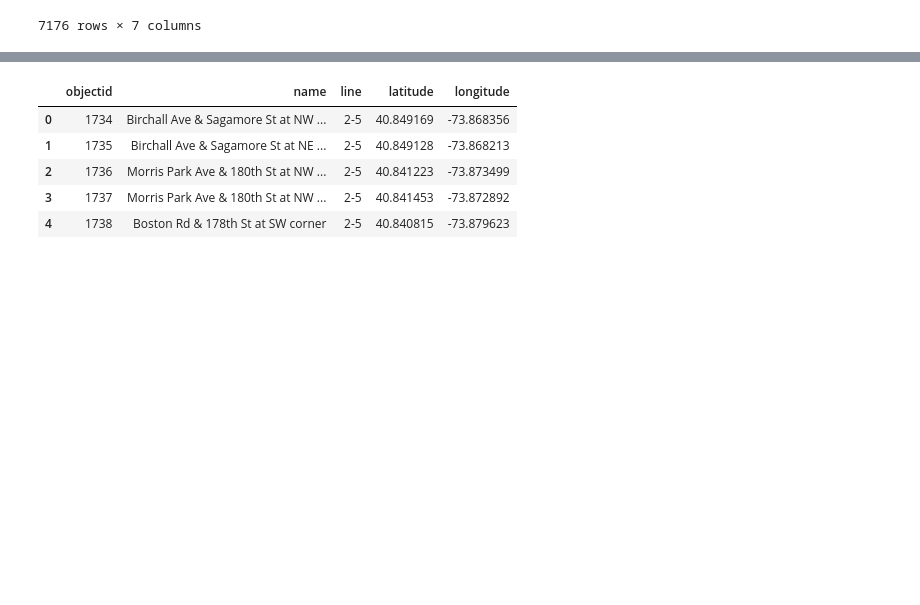
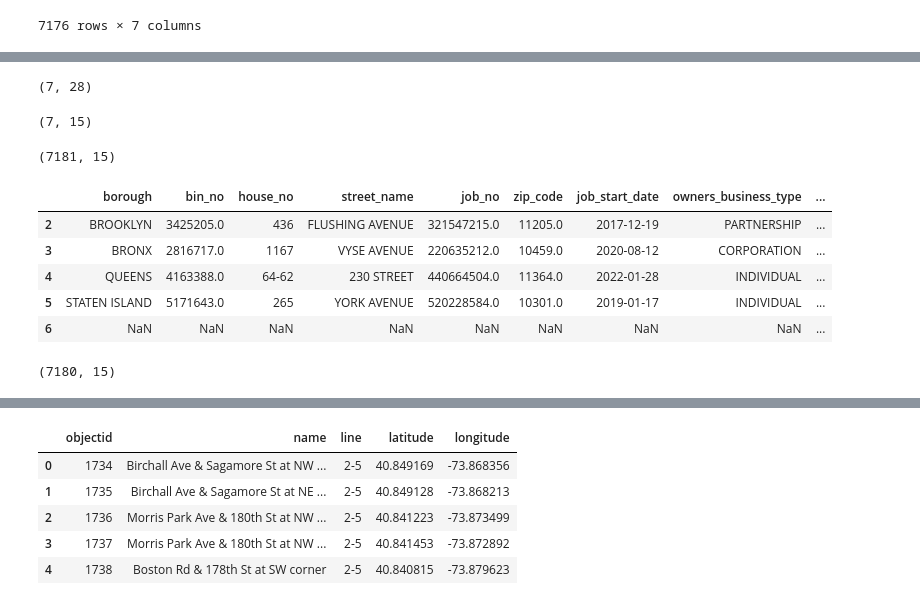
Before and after one commit to lmdunn/nycpermits, a Jupyter notebook: 02_feature_engineering.ipynb, the cells around one changed output, grey strips where cells are left out. Cells and saved outputs as stored; diff of their text form; code cells hidden in the pictures; blank space fills up the shorter version.

```diff
--- a/02_feature_engineering.ipynb
+++ b/02_feature_engineering.ipynb
@@ -539,0 +730,2 @@ complaints_all.to_csv('../backup_data/allcomplaints.csv', index = False)
+# %%
+adds_todrop = list(set(added_cols).difference(perms_cols))
@@ -539,0 +736,2 @@ complaints_all.to_csv('../backup_data/allcomplaints.csv', index = False)
+# %%
+permits.drop(columns = perms_todrop, inplace = True)
@@ -539,0 +742,25 @@ complaints_all.to_csv('../backup_data/allcomplaints.csv', index = False)
+# %%
+added_perms.shape
+# %% [output]
+(7, 28)
+# %%
+added_perms.drop(columns = adds_todrop, inplace = True)
+# %%
+added_perms.shape
+# %% [output]
+(7, 15)
+# %%
+permits = pd.concat([permits, added_perms])
+# %%
+permits.shape
+# %% [output]
+(7181, 15)
+# %%
+permits.tail()
+# %% [output]
+|  | borough | bin_no | house_no | street_name | job_no | zip_code | job_start_date | owners_business_type | ... |
+| 2 | BROOKLYN | 3425205.0 | 436 | FLUSHING AVENUE | 321547215.0 | 11205.0 | 2017-12-19 | PARTNERSHIP | ... |
+| 3 | BRONX | 2816717.0 | 1167 | VYSE AVENUE | 220635212.0 | 10459.0 | 2020-08-12 | CORPORATION | ... |
+| 4 | QUEENS | 4163388.0 | 64-62 | 230 STREET | 440664504.0 | 11364.0 | 2022-01-28 | INDIVIDUAL | ... |
+| 5 | STATEN ISLAND | 5171643.0 | 265 | YORK AVENUE | 520228584.0 | 10301.0 | 2019-01-17 | INDIVIDUAL | ... |
+| 6 | NaN | NaN | NaN | NaN | NaN | NaN | NaN | NaN | ... |
@@ -539,0 +771,4 @@ complaints_all.to_csv('../backup_data/allcomplaints.csv', index = False)
+# %%
+permits.shape
+# %% [output]
+(7180, 15)
```
Also changed, not shown: parts of 133 cells of this notebook, 12 other files.
